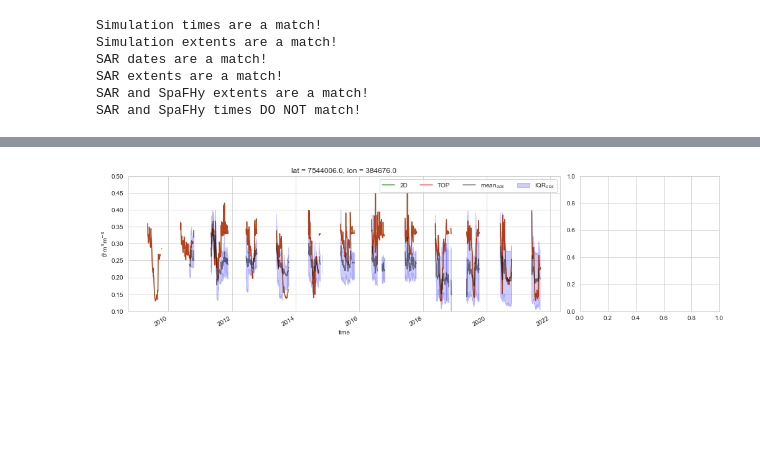
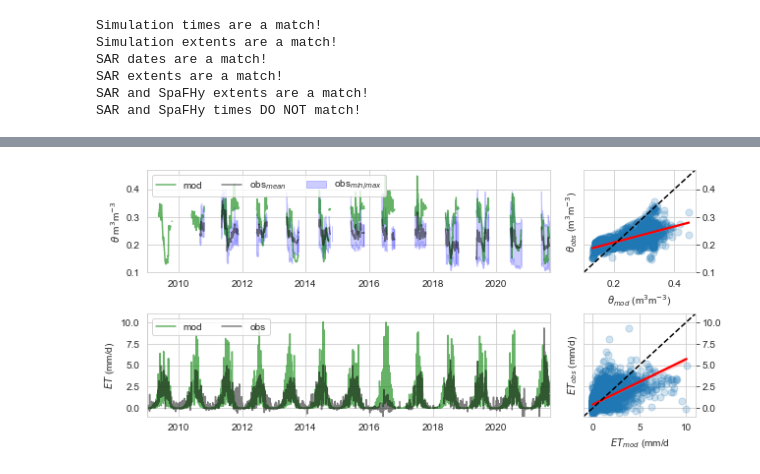
Before and after one commit to jpnousu/SpaFHy_v2.0, a Jupyter notebook: plotting_jup.ipynb, the cells around one changed output, grey strips where cells are left out. Cells and saved outputs as stored; diff of their text form; code cells hidden in the pictures; blank space fills up the shorter version.

```diff
--- a/plotting_jup.ipynb
+++ b/plotting_jup.ipynb
@@ -104,5 +144,15 @@ fn4 = r'C:\SpaFHy_v1_Pallas_2D\obs\gw_levels.csv'
 gw = pd.read_csv(fn4, sep=';', index_col=0, parse_dates=True)
 
 # 5 evapotranspiration
-fn5 = r'C:\SpaFHy_v1_Pallas\data\obs\ec_et.csv'
+fn5 = r'C:\SpaFHy_v1_Pallas_2D\obs\ec_et.csv'
 et = pd.read_csv(fn5, sep=';', index_col=0, parse_dates=True)
+
+# 6 spatial soil moisture
+fn6 = r'C:\SpaFHy_v1_Pallas_2D\obs\theta_spatial.nc'
+theta_spat = xr.open_dataset(fn6)
+
+# 7 spatial soil moisture geopandas
+fn7 = r'C:\Users\janousu\OneDrive - Oulun yliopisto\Pallas data\DATABASE\SOIL MOISTURE AND TEMPERATURE\PROCESSING\Spatial\final_catchment_SM_mean_gpd_JP.csv'
+theta_spat_gpd = pd.read_csv(fn7, sep=';', index_col=0, parse_dates=True)
+theta_spat_gpd = gpd.GeoDataFrame(theta_spat_gpd)
+theta_spat_gpd['geometry'] = gpd.GeoSeries.from_wkt(theta_spat_gpd['geometry'])
@@ -121,8 +158,0 @@ om = [46, 54]   # open mire
-# %%
-# because we do not want to assess winter soil moisture (no soil freezing modelled)
-when_snow = np.where(res_1d['canopy_snow_water_equivalent'][:,ht[0], ht[1]] > 0)
-when_no_snow = np.where(res_1d['canopy_snow_water_equivalent'][:,ht[0], ht[1]] == 0)
-
-res_1d['bucket_moisture_root'][when_snow] = np.nan
-res_top['bucket_moisture_root'][when_snow] = np.nan
-res_2d['bucket_moisture_root'][when_snow] = np.nan
@@ -235,50 +299,59 @@ if saveplots == True:
 # %%
-# TEMPORAL SOIL MOISTURE ET HILLTOP (KENTTÄROVA)
+# TEMPORAL THETA AND ET AT HILLTOP (KENTTÄROVA)
 # Plotting
 
+period = pd.date_range('2014-05-01', '2021-10-01', freq='D')
+
+ylims = [0.1,0.47]
 ###
-fig = plt.figure(constrained_layout=True, figsize=(14,7))
-gs = fig.add_gridspec(2, 4)
+fig = plt.figure(constrained_layout=False, figsize=(10,10))
+gs = fig.add_gridspec(4, 4)
 sns.set_style('whitegrid')
 
 ax1 = fig.add_subplot(gs[0, :3])
-ax1.set_title('Hilltop')
-im1 = res_2d['bucket_moisture_root'][:,ht[0], ht[1]].plot(ax=ax1, color='g', alpha=0.7, label='2D')
-res_top['bucket_moisture_root'][:,ht[0], ht[1]].plot(ax=ax1, color='red', alpha=0.6, label='TOP')
-ax1.plot(theta['mean_obs'],  'k', alpha=0.5, label=r'mean$_{obs}$')
-ax1.fill_between(theta.index, theta['min'], theta['max'], color='blue', alpha=0.2, label=r'IQR$_{obs}$')
-
+#im1 = temporaldf['2d_bucket_moisture_root_ht'].plot(ax=ax1, color='g', alpha=0.7, label='2D')
+temporaldf['top_bucket_moisture_root_ht'].plot(ax=ax1, color='g', alpha=0.6, label='mod')
+temporaldf['obs_mean_moisture_root_ht'].plot(color='k', alpha=0.5, label=r'obs$_{mean}$')
+ax1.fill_between(temporaldf.index, temporaldf['obs_min_moisture_root_ht'], temporaldf['obs_max_moisture_root_ht'],
+                 color='blue', alpha=0.2, label=r'obs$_{min/max}$')
 ax1.legend(ncol=5)
 
 y = ax1.set_ylabel(r'$\theta$ m$^3$m$^{-3}$')
-ax1.set_ylim(0.1,0.5)
-#ax1.axes.get_xaxis().set_visible(False)
+ax1.set_ylim(ylims)
+#ax1.axes.get_xaxis().set_ticklabels([])
 
 ax2 = fig.add_subplot(gs[0, 3])
-im2 = sns.regplot(ax=ax2, x=theta_ht['res_2d_bucket_moisture_root'][:,ht[0], ht[1]], y=theta_ht['mean_obs'], scatter_kws={'s':50, 'alpha':0.2}, line_kws={"color": "red"})
-#ax2.set(ylim=(0.1, 0.45))
-#ax2.set(xlim=(0.1, 0.45))
-#ax2.yaxis.tick_right()
-#ax2.set_ylabel(r'$\theta_{obs}$ (m$^3$m$^{-3}$)')
-#ax2.set_xlabel(r'$\theta_{mod}$ (m$^3$m$^{-3}$)')
-'''
+im2 = sns.regplot(ax=ax2, x=temporaldf['top_bucket_moisture_root_ht'], y=temporaldf['obs_mean_moisture_root_ht'], scatter_kws={'s':50, 'alpha':0.2}, line_kws={"color": "red"})
+ax2.set(ylim=(ylims))
+ax2.set(xlim=(ylims))
+ax2.yaxis.tick_right()
+ax2.set_ylabel(r'$\theta_{obs}$ (m$^3$m$^{-3}$)')
+ax2.set_xlabel(r'$\theta_{mod}$ (m$^3$m$^{-3}$)')
+ax2.plot(ylims, ylims, 'k--')
 
-f3_ax3 = fig3.add_subplot(gs[1, :3])
-f3_ax3.set_title('Open mire')
-im2 = f3_ax3.plot(soilm['spa_l_2d_root'],  'g', alpha=0.7, label='2D')
-f3_ax3.plot(soilm['spa_l_st_root'], 'red', alpha=0.6, label='stand/catch')
-#f3_ax3.plot(soilm['spa_l_ca_root'],  'red', alpha=0.6, label='catch')
-#ax2.plot(soilm.index[poi], 0.45, marker='o', mec='k', mfc='g', alpha=0.5, ms=8.0)
-#ax2.axvline(soilm.index[poi], ymin=0, ymax=1, color='k', alpha=0.4)
-f3_ax3.text(dates_spa[1], 1.03, 'Mire')
-#ax2.title.set_text('Mire')
-f3_ax3.set_ylim(0.4,1.0)
-f3_ax3.set_ylabel(r'$\theta$ m$^3$m$^{-3}$')
-#f3_ax3.legend(ncol=5)
+# ET
+ylims = [-1,11]
+###
+ax3 = fig.add_subplot(gs[1, :3])
+temporaldf['2d_evapotranspiration_ht'].plot(ax=ax3, color='g', alpha=0.6, label='mod')
+temporaldf['obs_et_ht'].plot(color='k', alpha=0.5, label=r'obs')
+ax3.legend(ncol=5)
 
+y = ax3.set_ylabel(r'$ET$ (mm/d)')
+ax3.set_ylim(ylims)
 
-#if saveplots == True:
-#        plt.savefig(f'theta_model_ts_{today}.pdf')
-#        plt.savefig(f'theta_model_ts_{today}.png')
-'''
+ax4 = fig.add_subplot(gs[1, 3])
+im2 = sns.regplot(ax=ax4, x=temporaldf['2d_evapotranspiration_ht'], y=temporaldf['obs_et_ht'], scatter_kws={'s':50, 'alpha':0.2}, line_kws={"color": "red"})
+ax4.set(ylim=(ylims))
+ax4.set(xlim=(ylims))
+ax4.yaxis.tick_right()
+ax4.set_ylabel(r'$ET_{obs}$ (mm/d)')
+ax4.set_xlabel(r'$ET_{mod}$ (mm/d')
+ax4.plot(ylims, ylims, 'k--')
+
+plt.subplots_adjust(wspace=0.3, hspace=0.4)
+
+if saveplots == True:
+        plt.savefig(f'theta_et_ts_{today}.pdf', bbox_inches='tight', dpi=300)
+        plt.savefig(f'theta_et_ts_{today}.png', bbox_inches='tight', dpi=300)
 # %% [output]
@@ -286 +358 @@ ValueError: key of type tuple not found and not a MultiIndex
-[figure, old version]
+[figure, new version]
```
Also changed, not shown: parts of 17 cells of this notebook, 8 other files.
